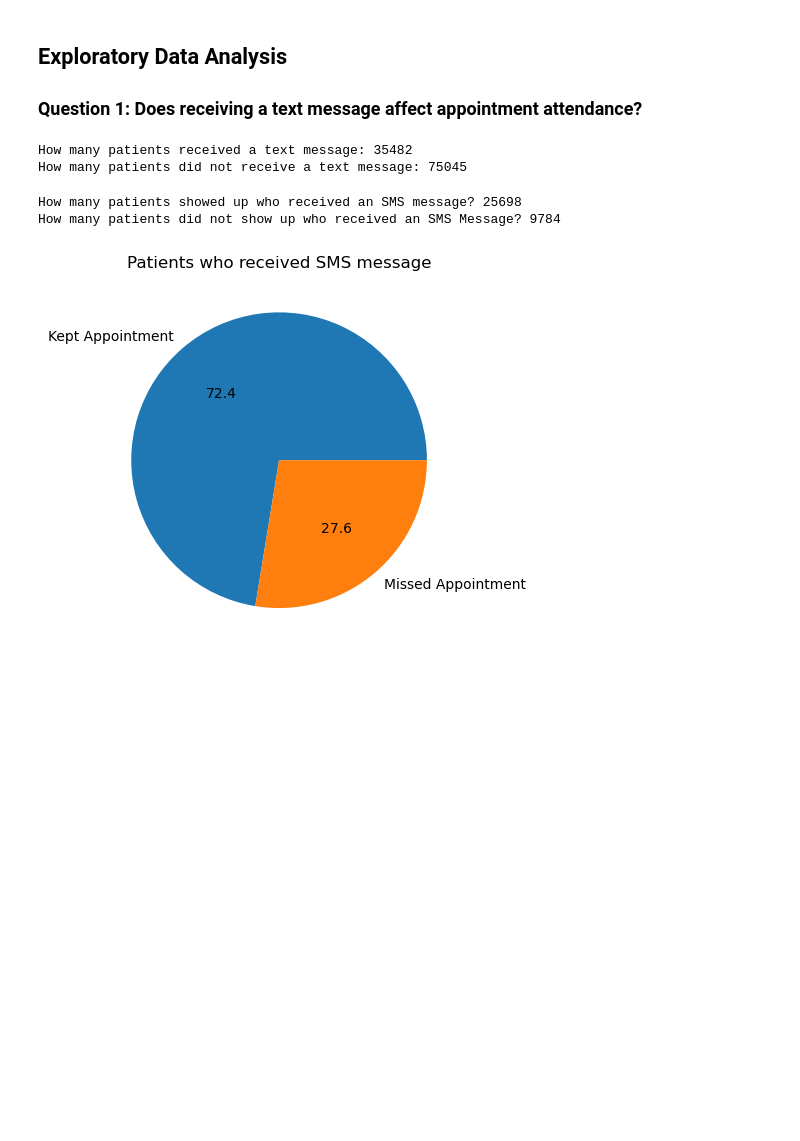
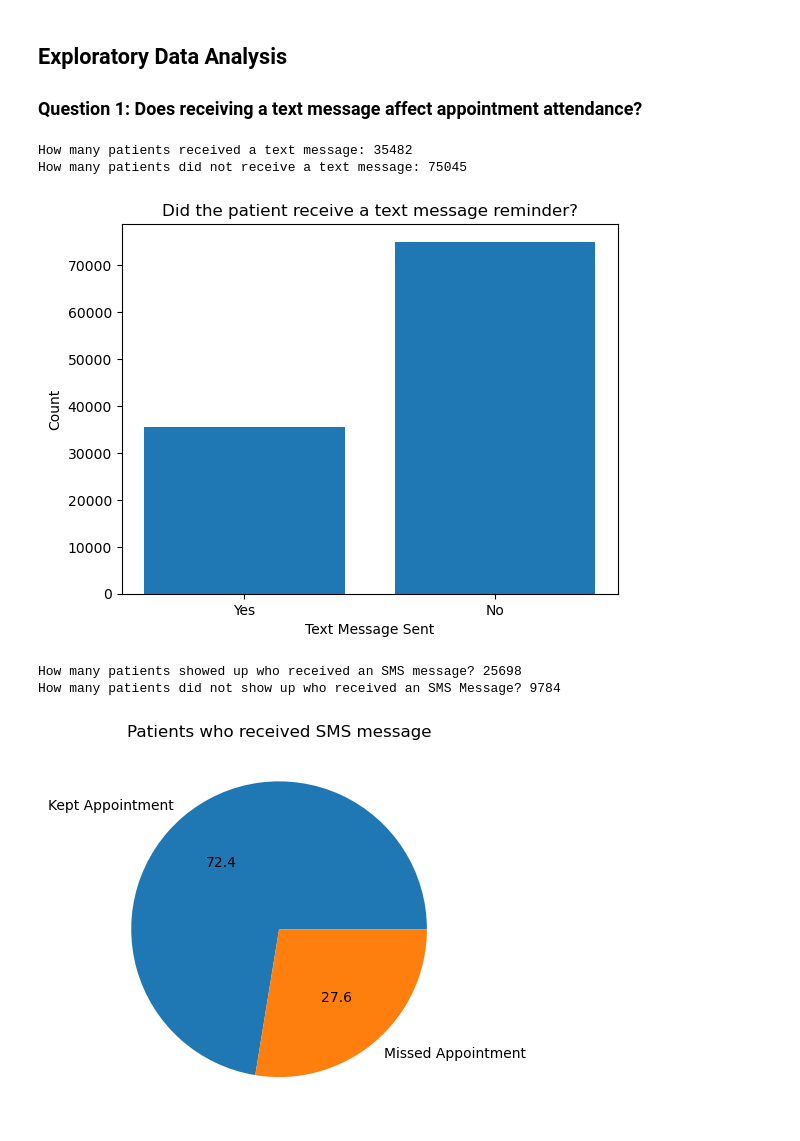
Before and after one commit to Steelsouls/investigate-dataset, a Jupyter notebook: brubin-investigate-dataset.ipynb, the cells around one changed output. Saved outputs shown, nothing was run; the diff lists cells and outputs as text; code cells hidden in the pictures; blank space fills up the shorter version.

Commit message:
Add single-variable exploration for each question. Clearer data picture before going into analysis.

```diff
--- a/brubin-investigate-dataset.ipynb
+++ b/brubin-investigate-dataset.ipynb
@@ -168,6 +168,15 @@ print("How many patients did not receive a text message: " + str(df_sms_not_rece
 # %% [output]
 How many patients received a text message: 35482
 How many patients did not receive a text message: 75045
+# %%
+# Now that we have a count, we can view the data for how many appointments had text reminders and how many did not
+plt.bar(['Yes', 'No'], [df_sms_received.shape[0], df_sms_not_received.shape[0]])
+plt.xlabel('Text Message Sent')
+plt.ylabel('Count')
+plt.title('Did the patient receive a text message reminder?')
+plt.show()
+# %% [output]
+[figure, added]
 # %%
 # Query how many patients who DID receive a text are Show or NoShow
 sms_received_show_count = df_sms_received.query('NoShow == False').shape[0]
```
Also changed, not shown: parts of 6 cells of this notebook.
